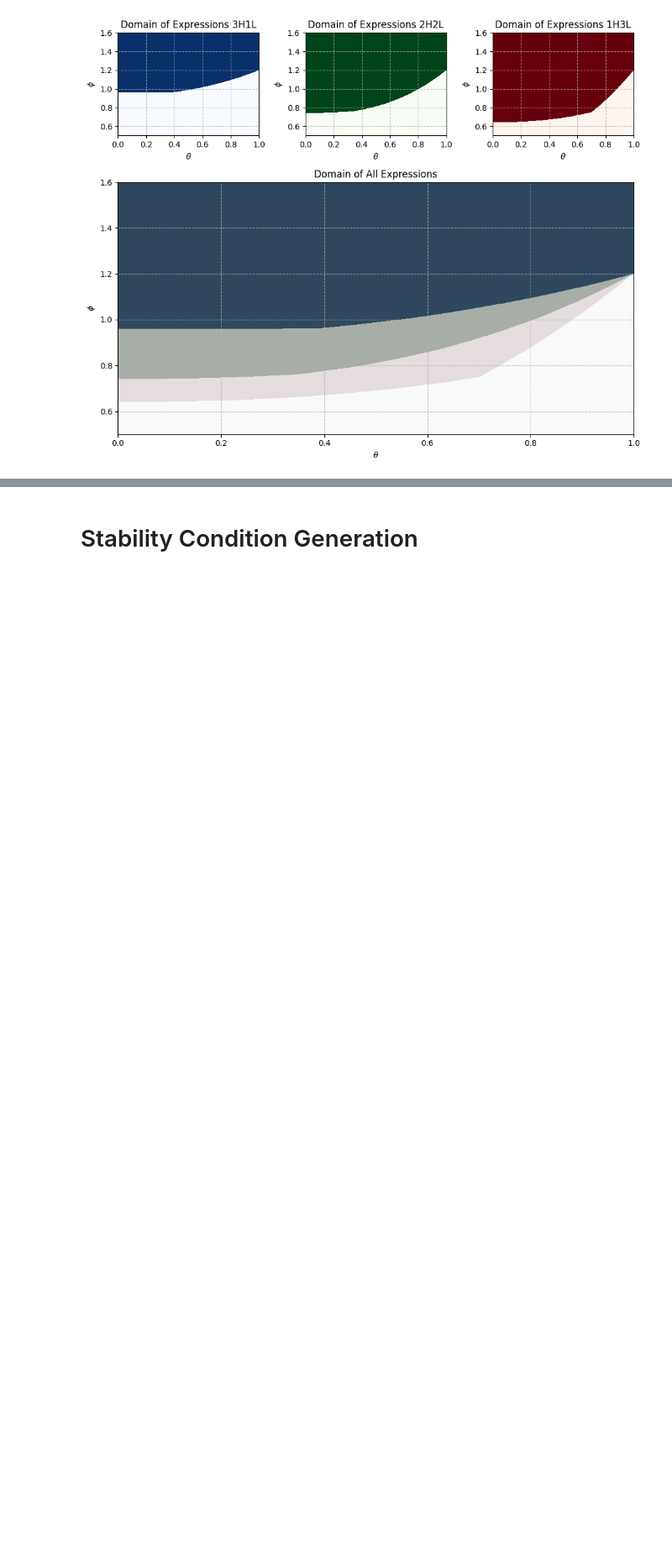
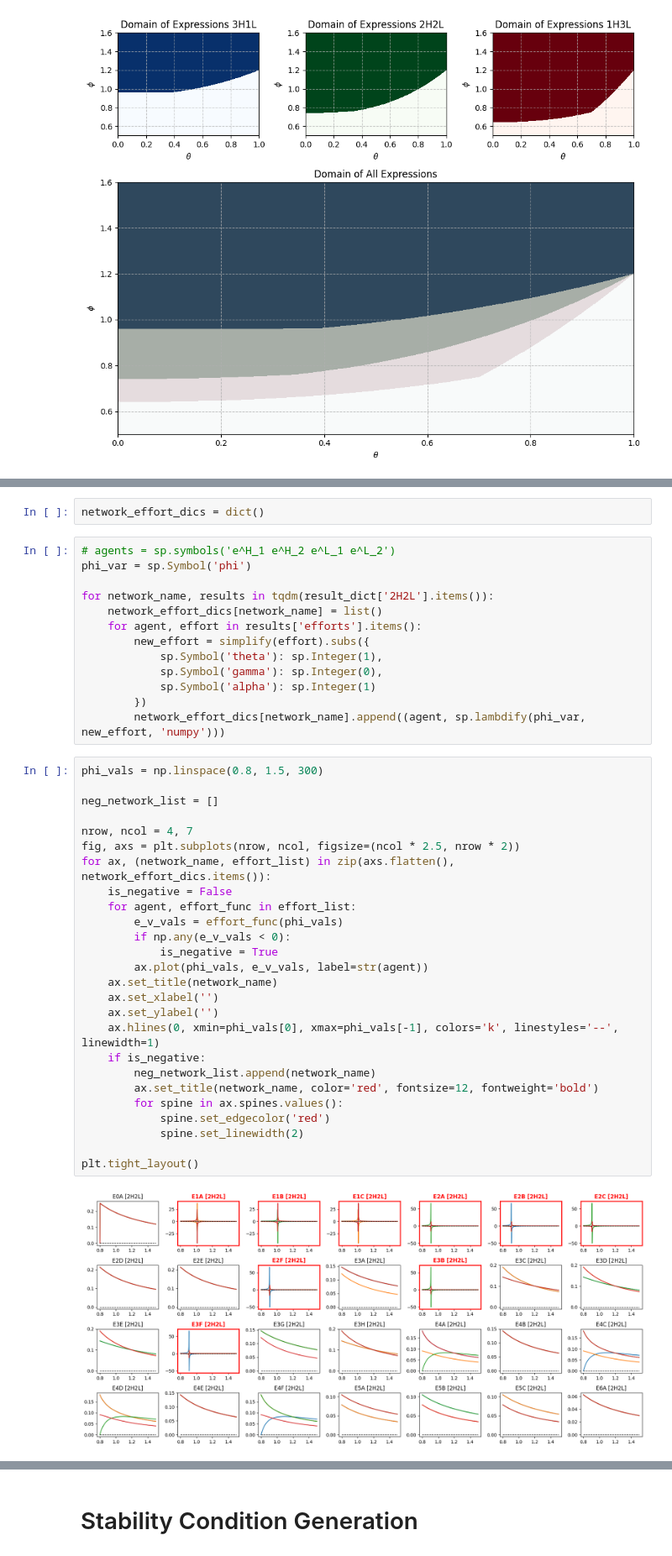
Before and after one commit to sadraheydari/R_and_D_Network, a Jupyter notebook: 02-FourFirmCase.ipynb, the cells around one changed output, grey strips where cells are left out. Shown at 84% size. Saved outputs shown, nothing was run; the diff lists cells and outputs as text; blank space fills up the shorter version.

```diff
--- a/02-FourFirmCase.ipynb
+++ b/02-FourFirmCase.ipynb
@@ -1088,0 +1093,43 @@ plt.savefig('Files/combined_phi_cond_new.png', dpi=500, bbox_inches='tight')
+# %%
+network_effort_dics = dict()
+# %%
+# agents = sp.symbols('e^H_1 e^H_2 e^L_1 e^L_2')
+phi_var = sp.Symbol('phi')
+
+for network_name, results in tqdm(result_dict['2H2L'].items()):
+    network_effort_dics[network_name] = list()
+    for agent, effort in results['efforts'].items():
+        new_effort = simplify(effort).subs({
+            sp.Symbol('theta'): sp.Integer(1),
+            sp.Symbol('gamma'): sp.Integer(0),
+            sp.Symbol('alpha'): sp.Integer(1)
+        })
+        network_effort_dics[network_name].append((agent, sp.lambdify(phi_var, new_effort, 'numpy')))
+# %%
+phi_vals = np.linspace(0.8, 1.5, 300)
+
+neg_network_list = []
+
+nrow, ncol = 4, 7
+fig, axs = plt.subplots(nrow, ncol, figsize=(ncol * 2.5, nrow * 2))
+for ax, (network_name, effort_list) in zip(axs.flatten(), network_effort_dics.items()):
+    is_negative = False
+    for agent, effort_func in effort_list:
+        e_v_vals = effort_func(phi_vals)
+        if np.any(e_v_vals < 0):
+            is_negative = True
+        ax.plot(phi_vals, e_v_vals, label=str(agent))
+    ax.set_title(network_name)
+    ax.set_xlabel('')
+    ax.set_ylabel('')
+    ax.hlines(0, xmin=phi_vals[0], xmax=phi_vals[-1], colors='k', linestyles='--', linewidth=1)
+    if is_negative:
+        neg_network_list.append(network_name)
+        ax.set_title(network_name, color='red', fontsize=12, fontweight='bold')
+        for spine in ax.spines.values():
+            spine.set_edgecolor('red')
+            spine.set_linewidth(2)
+
+plt.tight_layout()
+# %% [output]
+[figure, added]
```
Also changed, not shown: parts of 3 cells of this notebook.
